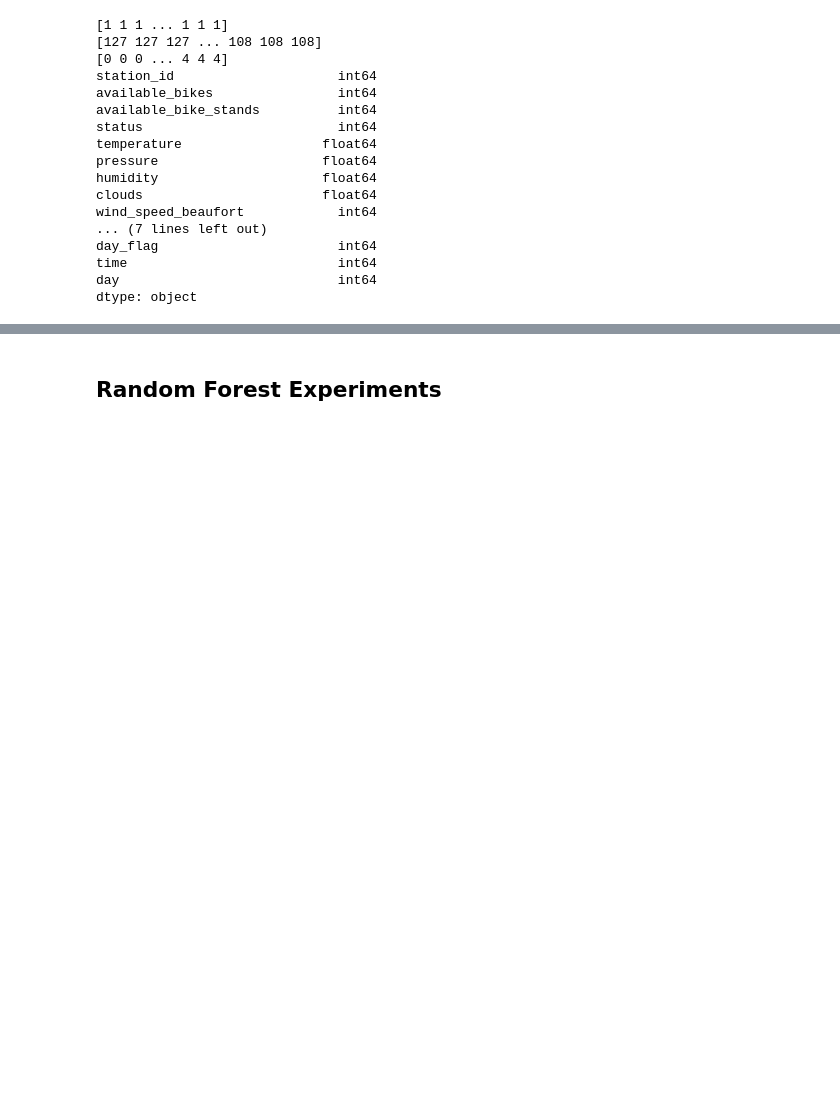
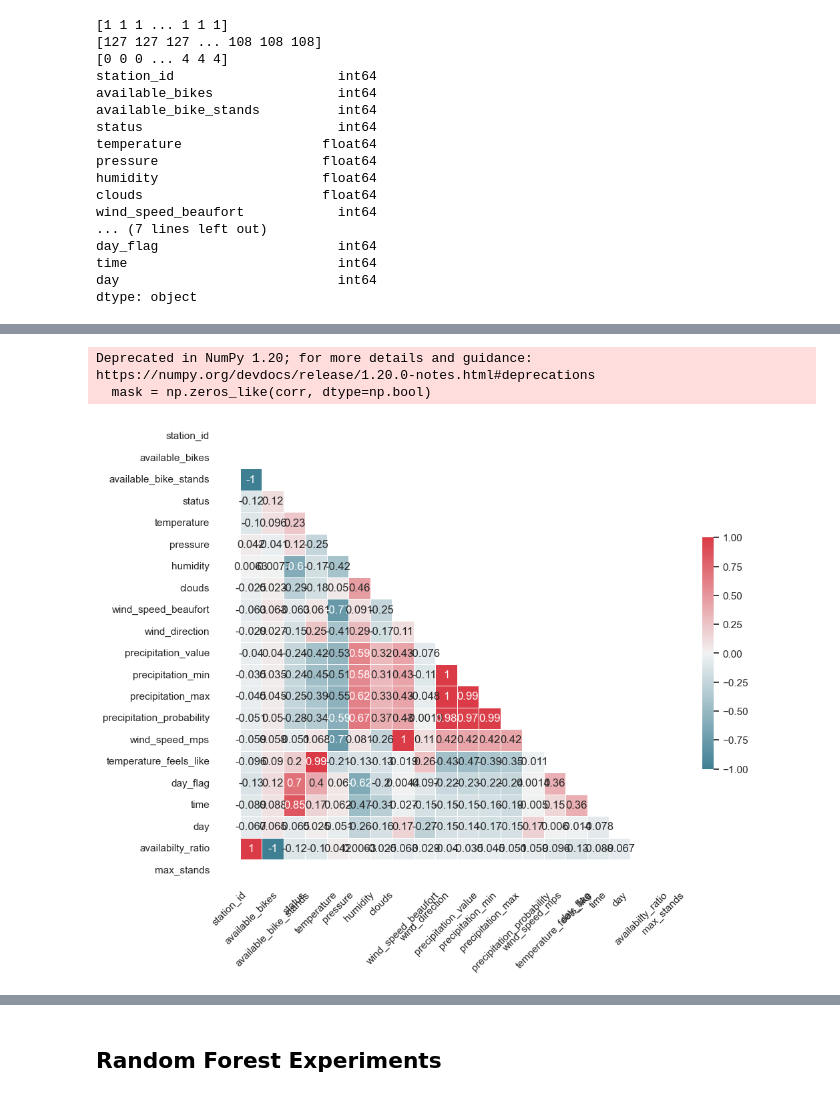
Before and after one commit to florian-lechner/bikecity, a Jupyter notebook: Prediction_Model/prediction.ipynb, the cells around one changed output, grey strips where cells are left out. Saved outputs shown, nothing was run; the diff lists cells and outputs as text; code cells hidden in the pictures; blank space fills up the shorter version.

```diff
--- a/Prediction_Model/prediction.ipynb
+++ b/Prediction_Model/prediction.ipynb
@@ -166,0 +235,5 @@ Deprecated in NumPy 1.20; for more details and guidance: https://numpy.org/devdo
+# %%
+df_station = df.loc[df["station_id"] == 1]
+#correlation(df_station)
+corr = df.corr()
+corr
@@ -166,0 +259,15 @@ Deprecated in NumPy 1.20; for more details and guidance: https://numpy.org/devdo
+# %%
+correlation_tables = []
+for station in stations_unique:
+    df_station = df.loc[df["station_id"] == station]
+    correlation_tables.append(df_station.corr())
+
+# Concatenate the correlation tables into a single dataframe
+merged_corr_table = pd.concat(correlation_tables)
+correlation(merged_corr_table)
+
+# average correlation - in relation to each station
+# %% [output]
+Deprecated in NumPy 1.20; for more details and guidance: https://numpy.org/devdocs/release/1.20.0-notes.html#deprecations
+  mask = np.zeros_like(corr, dtype=np.bool)
+[figure, added]
```
Also changed, not shown: parts of 56 cells of this notebook, 5 other files.
